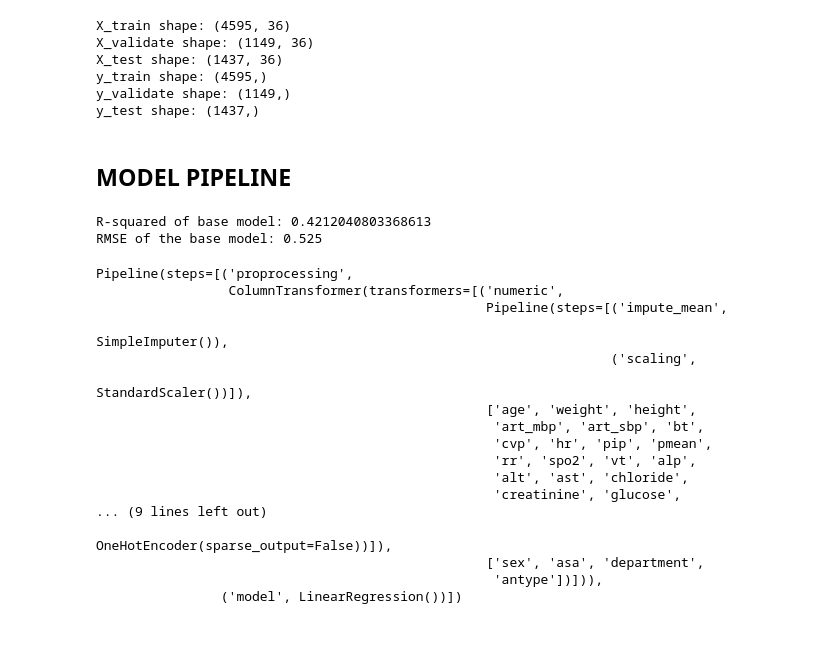
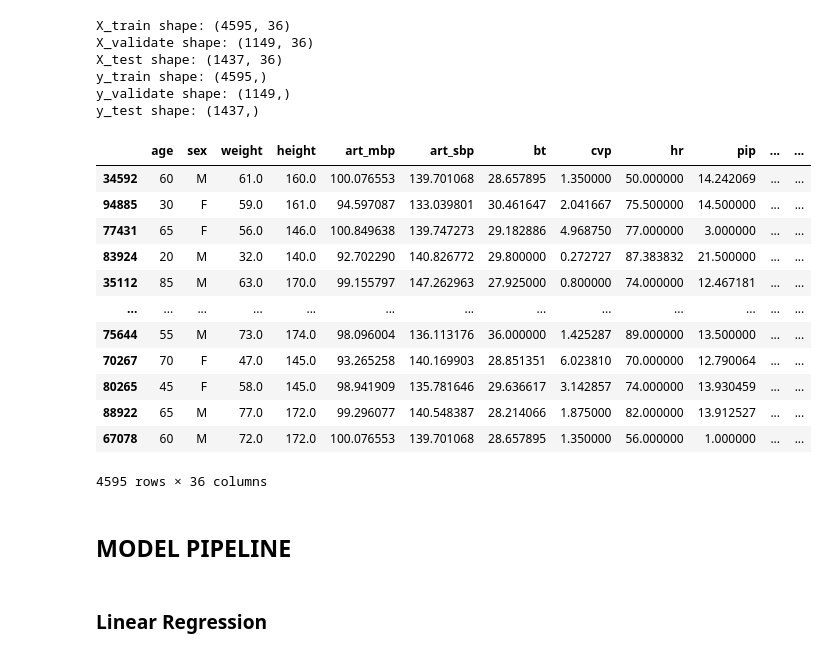
Before and after one commit to j-lepard/Prolonged_Length_of_Stay, a Jupyter notebook: 06a. ReducedSope_Model_Creation.ipynb, the cells around one changed output. Saved outputs shown, nothing was run; the diff lists cells and outputs as text; code cells hidden in the pictures.

```diff
--- a/06a. ReducedSope_Model_Creation.ipynb
+++ b/06a. ReducedSope_Model_Creation.ipynb
@@ -56,7 +40,14 @@ features_to_retain = ['age','sex',	'weight',	'height',	'art_mbp',	'art_sbp',	'bt
 
 y = df['LOS']
 X = df.drop('LOS', axis=1)
+# Get a list of column names with data type 'object'
+
+col_to_cast = ['asa','sex','department','antype']
+# Convert the object data type columns to string
+X[col_to_cast] = X[col_to_cast].astype(str)
+
 X= X[features_to_retain]
+
 X.info()
 # %% [output]
 <class 'pandas.core.frame.DataFrame'>
@@ -119,5 +110,21 @@ X_test shape: (1437, 36)
 y_train shape: (4595,)
 y_validate shape: (1149,)
 y_test shape: (1437,)
+# %%
+X_train
+# %% [output]
+|  | age | sex | weight | height | art_mbp | art_sbp | bt | cvp | hr | pip | ... | ... |
+| 34592 | 60 | M | 61.0 | 160.0 | 100.076553 | 139.701068 | 28.657895 | 1.350000 | 50.000000 | 14.242069 | ... | ... |
+| 94885 | 30 | F | 59.0 | 161.0 | 94.597087 | 133.039801 | 30.461647 | 2.041667 | 75.500000 | 14.500000 | ... | ... |
+| 77431 | 65 | F | 56.0 | 146.0 | 100.849638 | 139.747273 | 29.182886 | 4.968750 | 77.000000 | 3.000000 | ... | ... |
+| 83924 | 20 | M | 32.0 | 140.0 | 92.702290 | 140.826772 | 29.800000 | 0.272727 | 87.383832 | 21.500000 | ... | ... |
+| 35112 | 85 | M | 63.0 | 170.0 | 99.155797 | 147.262963 | 27.925000 | 0.800000 | 74.000000 | 12.467181 | ... | ... |
+| ... | ... | ... | ... | ... | ... | ... | ... | ... | ... | ... | ... | ... |
+| 75644 | 55 | M | 73.0 | 174.0 | 98.096004 | 136.113176 | 36.000000 | 1.425287 | 89.000000 | 13.500000 | ... | ... |
+| 70267 | 70 | F | 47.0 | 145.0 | 93.265258 | 140.169903 | 28.851351 | 6.023810 | 70.000000 | 12.790064 | ... | ... |
+| 80265 | 45 | F | 58.0 | 145.0 | 98.941909 | 135.781646 | 29.636617 | 3.142857 | 74.000000 | 13.930459 | ... | ... |
+| 88922 | 65 | M | 77.0 | 172.0 | 99.296077 | 140.548387 | 28.214066 | 1.875000 | 82.000000 | 13.912527 | ... | ... |
+| 67078 | 60 | M | 72.0 | 172.0 | 100.076553 | 139.701068 | 28.657895 | 1.350000 | 56.000000 | 1.000000 | ... | ... |
+4595 rows × 36 columns
 # %% [markdown]
 ## MODEL PIPELINE
@@ -142,9 +131,12 @@ print(f"RMSE of the base model: {rmse:.3f}")
+# %% [markdown]
+### Linear Regression
 # %%
 #########################
 #
-#  SIMPLE Pipeline -
+#  SIMPLE LINEAR REGRESSION Pipeline -
 #  -- No tuning.
 ########################
+
 from sklearn.linear_model import LinearRegression
 from sklearn.pipeline import Pipeline
 from sklearn.feature_selection import SelectKBest
@@ -177,28 +169,7 @@ r2 = pipeline_base.score(X_validate, y_validate)
 rmse = mean_squared_error(y_validate, y_pred, squared=False)
 print(f'R-squared of base model: {r2}')
 print(f"RMSE of the base model: {rmse:.3f}")
-# %% [output]
-R-squared of base model: 0.4212040803368613
-RMSE of the base model: 0.525
 # %%
 from sklearn import set_config
 set_config(display='diagram')
 pipeline_base
-# %% [output]
-Pipeline(steps=[('proprocessing',
-                 ColumnTransformer(transformers=[('numeric',
-                                                  Pipeline(steps=[('impute_mean',
-                                                                   SimpleImputer()),
-                                                                  ('scaling',
-                                                                   StandardScaler())]),
-                                                  ['age', 'weight', 'height',
-                                                   'art_mbp', 'art_sbp', 'bt',
-                                                   'cvp', 'hr', 'pip', 'pmean',
-                                                   'rr', 'spo2', 'vt', 'alp',
-                                                   'alt', 'ast', 'chloride',
-                                                   'creatinine', 'glucose',
-... (9 lines left out)
-                                                                   OneHotEncoder(sparse_output=False))]),
-                                                  ['sex', 'asa', 'department',
-                                                   'antype'])])),
-                ('model', LinearRegression())])
```
Also changed, not shown: parts of 12 cells of this notebook, 11 other files.
